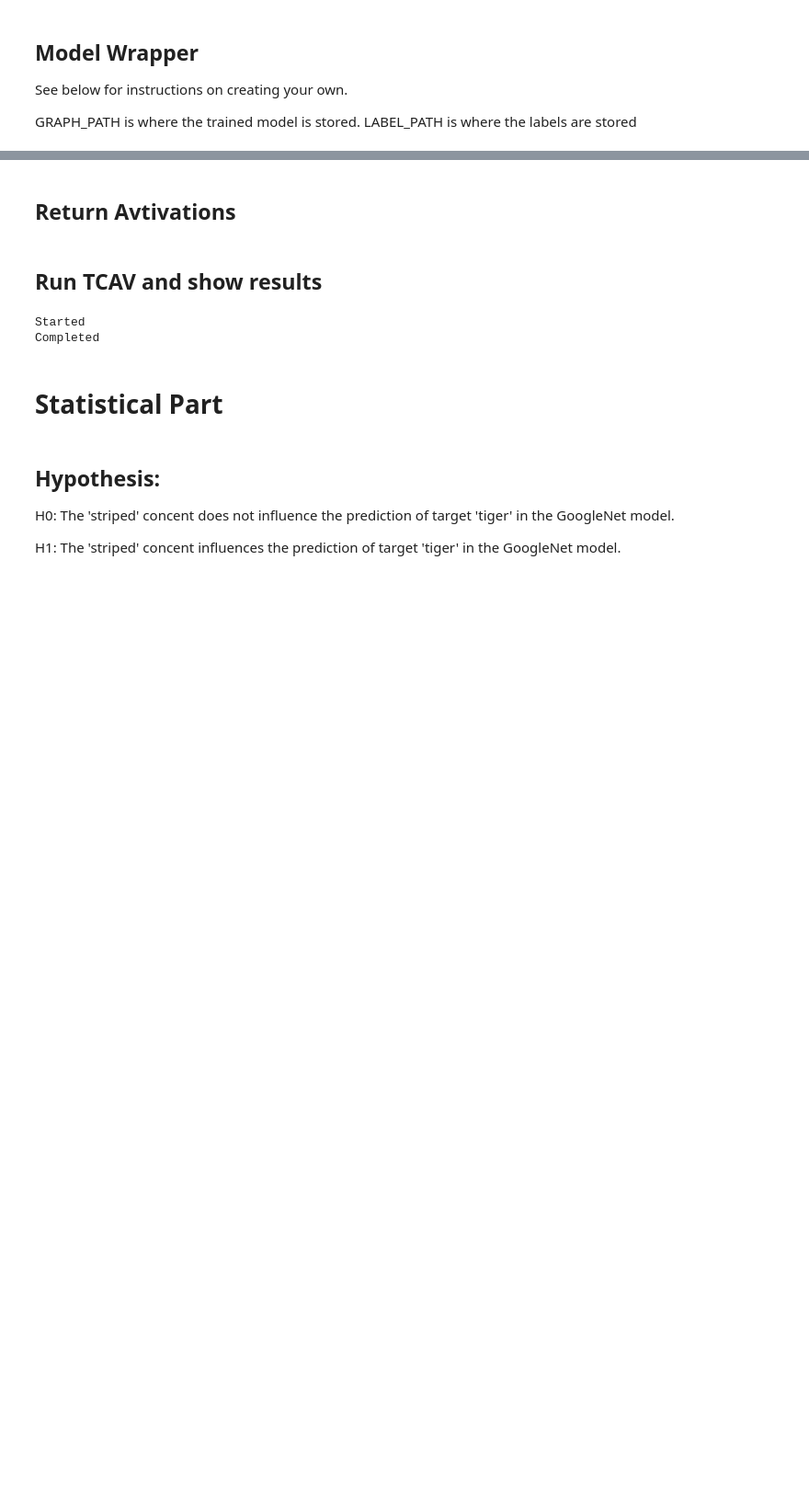
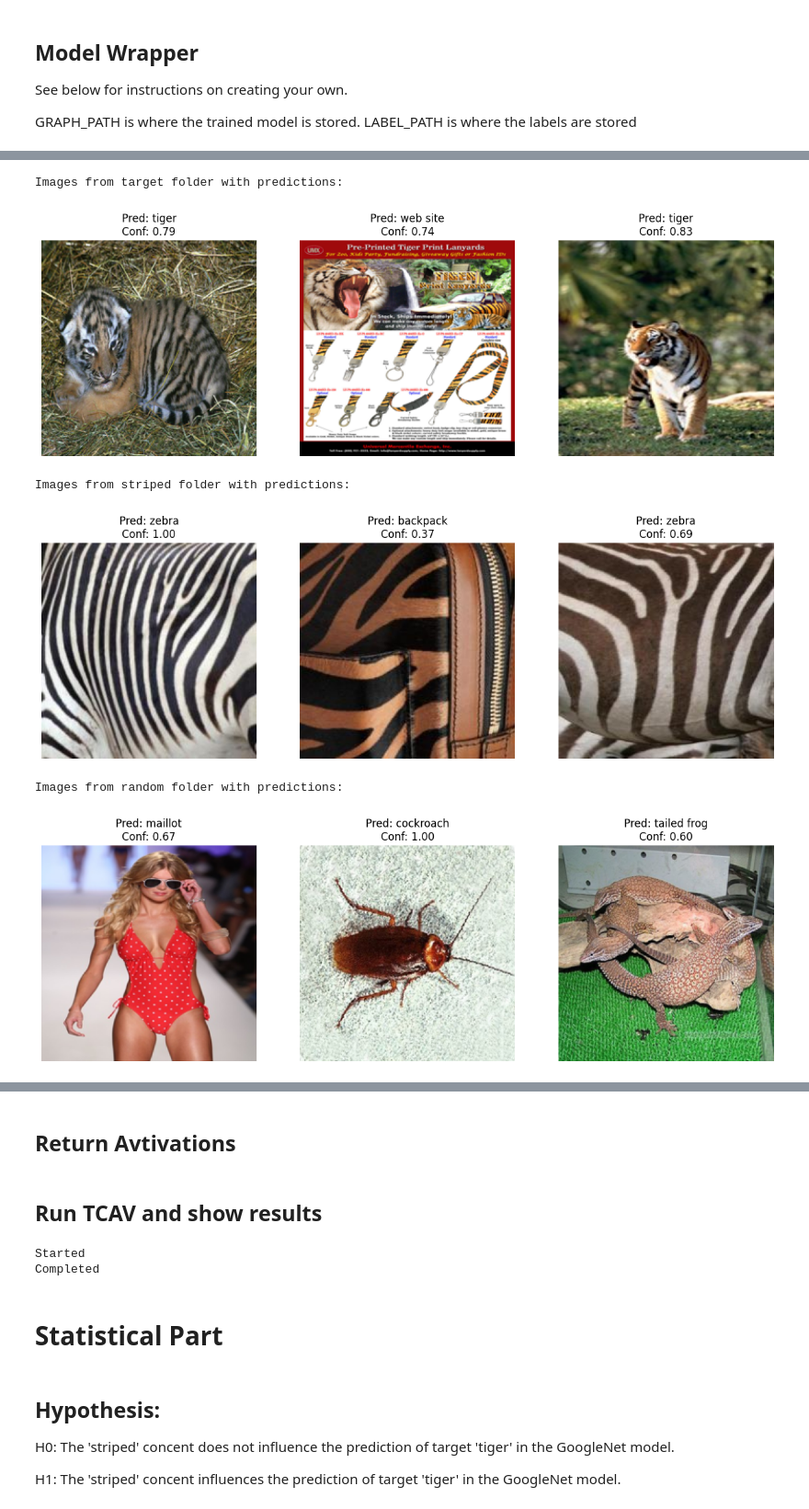
Before and after one commit to AndreYang333/ExplainableAI, a Jupyter notebook: new_assignment7.ipynb, the cells around one changed output, grey strips where cells are left out. Shown at 92% size. Cells and saved outputs as stored; diff of their text form; code cells hidden in the pictures; blank space fills up the shorter version.

```diff
--- a/new_assignment7.ipynb
+++ b/new_assignment7.ipynb
@@ -191,0 +146,77 @@ mymodel = model.GoogleNetWrapper_public(sess,GRAPH_PATH,LABEL_PATH)
+# %%
+import matplotlib.pyplot as plt
+import random
+from PIL import Image
+import numpy as np
+import os
+
+def load_labels(label_path):
+    with open(label_path, 'r') as f:
+        labels = f.read().splitlines()
+    return labels
+
+def display_random_images_with_predictions(directory, num_images, model_wrapper, labels, target_size=(224, 224)):
+    # Get list of files in the directory
+    files = os.listdir(directory)
+
+    # Filter out image files (ending with .jpg)
+    image_files = [f for f in files if f.endswith('.jpg')]
+
+    # Check if there are enough image files
+    if len(image_files) < num_images:
+        print(f"Not enough images in {directory}.")
+        return
+
+    # Select random images
+    random_images = random.sample(image_files, num_images)
+
+    # Display selected images and predict their labels
+    fig, axs = plt.subplots(1, num_images, figsize=(15, 5))
+    for i, image_file in enumerate(random_images):
+        image_path = os.path.join(directory, image_file)
+        image = Image.open(image_path).resize(target_size)
+
+        # Convert image to model input format
+        img_array = np.array(image) / 255.0  # Normalize pixel values
+        img_array = np.expand_dims(img_array, axis=0)  # Add batch dimension
+
+        # Use model_wrapper's method to get predictions
+        predictions = model_wrapper.get_predictions(img_array)
+        predicted_class_index = np.argmax(predictions)  # Get predicted class index
+        confidence_score = np.max(predictions)  # Get confidence score of the prediction
+        predicted_class_name = labels[predicted_class_index]  # Get corresponding class name
+
+        # Display image
+        axs[i].imshow(image)
+        axs[i].axis('off')
+        axs[i].set_title(f"Pred: {predicted_class_name}\nConf: {confidence_score:.2f}")
+
+    plt.show()
+
+# Load labels
+labels = load_labels(LABEL_PATH)
+
+# Display images and predictions from target folder
+source_dir = '/content/tcav/tcav/tcav_examples/image_models/imagenet/Minjie'
+target = 'tiger'
+concepts = ['striped']
+random_folder = 'random500_10'
+
+print("Images from target folder with predictions:")
+display_random_images_with_predictions(os.path.join(source_dir, target), 3, model_wrapper=mymodel, labels=labels)
+
+# Display 3 images from each concept folder with predictions
+for concept in concepts:
+    print(f"Images from {concept} folder with predictions:")
+    display_random_images_with_predictions(os.path.join(source_dir, concept), 3, model_wrapper=mymodel, labels=labels)
+
+# Display 3 images from a random folder with predictions
+print("Images from random folder with predictions:")
+display_random_images_with_predictions(os.path.join(source_dir, random_folder), 3, model_wrapper=mymodel, labels=labels)
+# %% [output]
+Images from target folder with predictions:
+[figure, added]
+Images from striped folder with predictions:
+[figure, added]
+Images from random folder with predictions:
+[figure, added]
```
Also changed, not shown: parts of 10 cells of this notebook.
